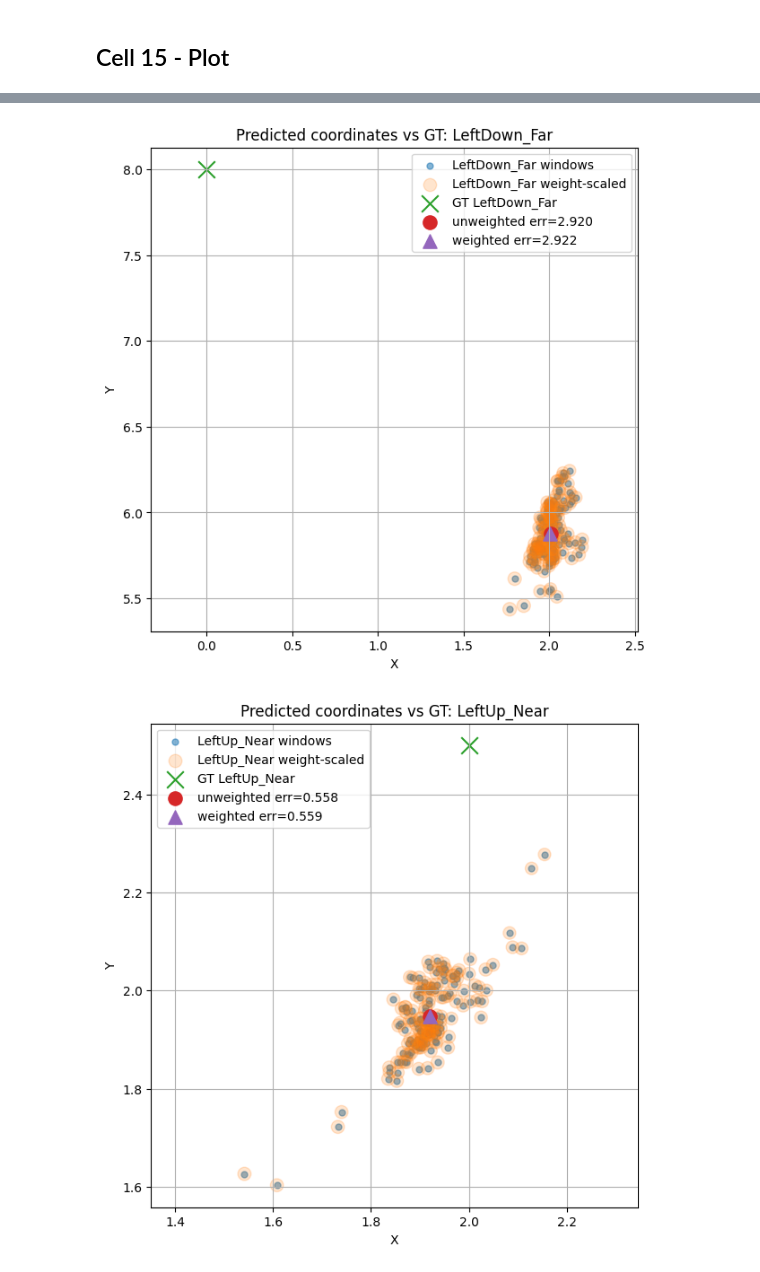
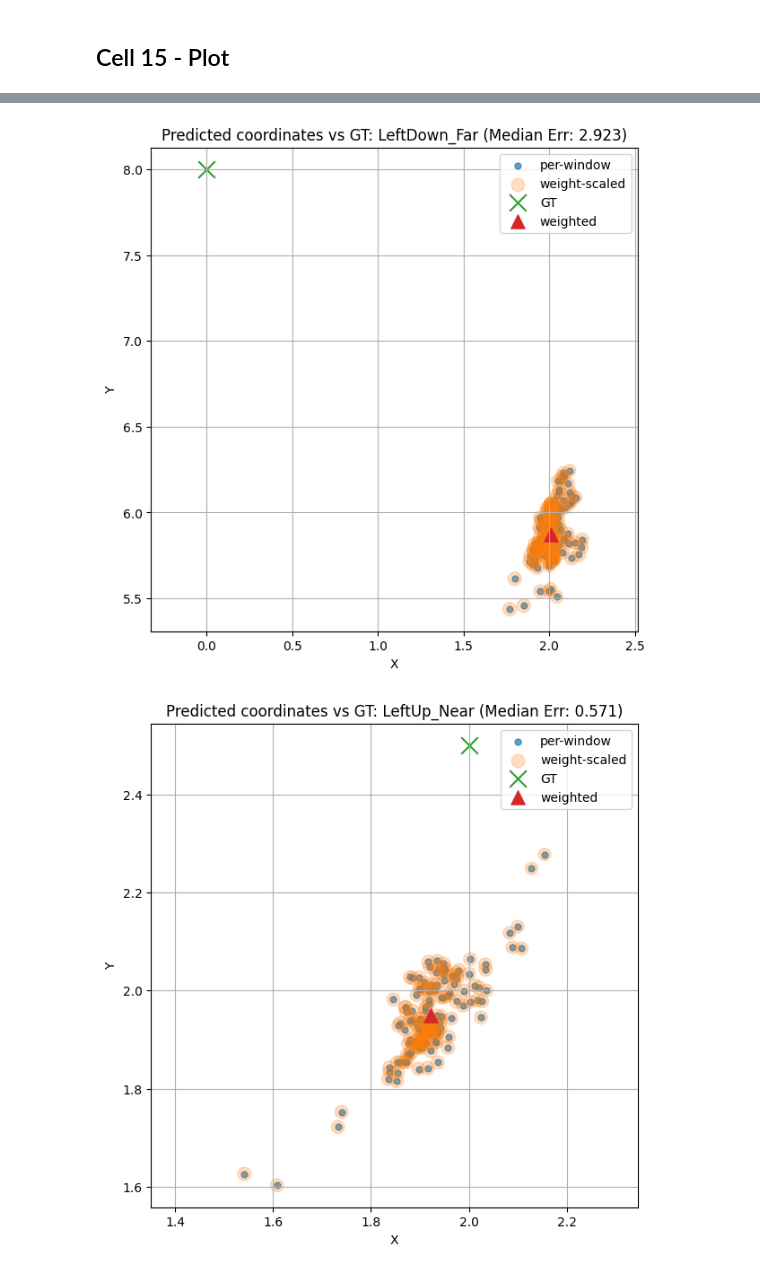
Before and after one commit to khunkhin444/wifisensing_localization, a Jupyter notebook: 05_kde_infer_aggregate_B.ipynb, the cells around one changed output, grey strips where cells are left out. Saved outputs shown, nothing was run; the diff lists cells and outputs as text; code cells hidden in the pictures.

```diff
--- a/05_kde_infer_aggregate_B.ipynb
+++ b/05_kde_infer_aggregate_B.ipynb
@@ -218,6 +218,8 @@ UNSEEN_GT_COORDS = {
     "LeftUp_Pred": [2.0, 2.0],
     "Corner": [6.0, 0.0],
     "Wall": [6.0, 5.0],
+    "Center": [3.0, 4.0],
+    "Empty_Pred": [0.0, 0.0],
 }
 
 # def get_xy_from_label_name(label_name):
@@ -663,53 +666,36 @@ plt.show()
 # %%
 for session_name in UNSEEN_GT_COORDS.keys():
     g = df_win[df_win["raw_folder_name"] == session_name].copy()
     sess = df_sess[df_sess["raw_folder_name"] == session_name].iloc[0]
     gt = np.array(UNSEEN_GT_COORDS[session_name], dtype=np.float32)
 
+    # Compute medium_err_final for this session
+    mse = g["err_final"].median()
+
     plt.figure(figsize=(7, 7))
 
-    plt.scatter(
-        g["final_x"],
-        g["final_y"],
-        s=25,
-        alpha=0.55,
-        label=f"{session_name} windows"
-    )
+    plt.scatter(g["final_x"], g["final_y"], s=25, alpha=0.7, label="per-window")
 
     w_norm = g["weight"] / g["weight"].max()
     plt.scatter(
         g["final_x"],
         g["final_y"],
         s=20 + 100 * w_norm,
-        alpha=0.20,
-        label=f"{session_name} weight-scaled"
+        alpha=0.25,
+        label="weight-scaled"
     )
 
-    plt.scatter(gt[0], gt[1], marker="x", s=180, label=f"GT {session_name}")
-
-    plt.scatter(
-        sess["unweighted_x"],
-        sess["unweighted_y"],
-        s=120,
-        marker="o",
-        label=f"unweighted err={sess['err_unweighted']:.3f}"
-    )
-
-    plt.scatter(
-        sess["weighted_x"],
-        sess["weighted_y"],
-        s=120,
-        marker="^",
-        label=f"weighted err={sess['err_weighted']:.3f}"
-    )
+    plt.scatter(gt[0], gt[1], marker="x", s=180, label="GT")
+    # plt.scatter(sess["unweighted_x"], sess["unweighted_y"], s=120, marker="o", label="unweighted")
+    plt.scatter(sess["weighted_x"], sess["weighted_y"], s=120, marker="^", label="weighted")
 
     plt.xlabel("X")
     plt.ylabel("Y")
-    plt.title(f"Predicted coordinates vs GT: {session_name}")
+    plt.title(f"Predicted coordinates vs GT: {session_name} (Median Err: {mse:.3f})")
     plt.grid(True)
     plt.axis("equal")
     plt.legend()
     plt.show()
 # %% [output]
-[figure, old version]
+[figure, new version]
-[figure, old version]
+[figure, new version]
```
Also changed, not shown: parts of 14 cells of this notebook, 6 other files.
